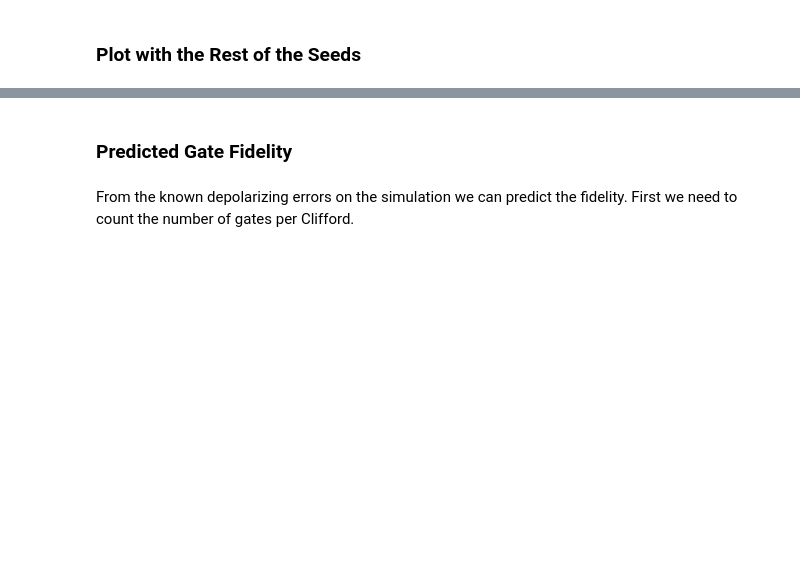
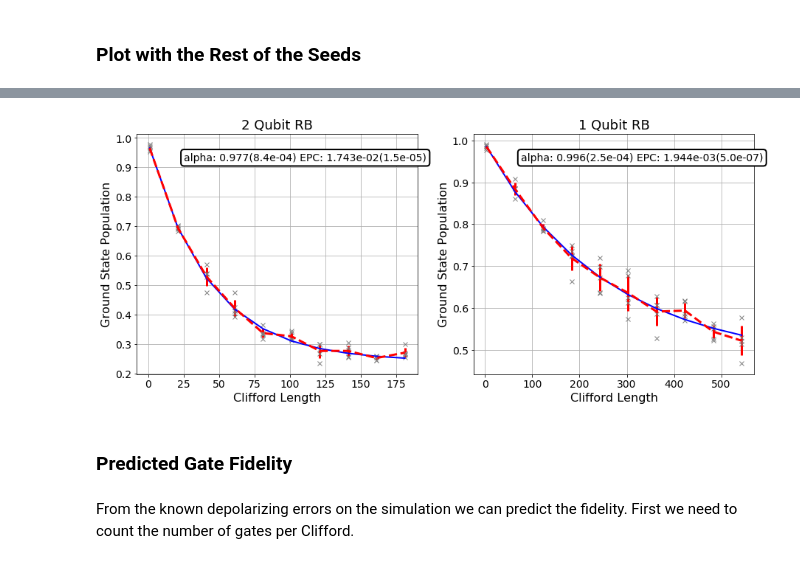
Before and after one commit to qiskit-community/qiskit-ignis, a Jupyter notebook: examples/randomized_benchmarking.ipynb, the cells around one changed output, grey strips where cells are left out. Saved outputs shown, nothing was run; the diff lists cells and outputs as text; code cells hidden in the pictures; blank space fills up the shorter version.

```diff
--- a/examples/randomized_benchmarking.ipynb
+++ b/examples/randomized_benchmarking.ipynb
@@ -173,3 +203,23 @@ plt.show()
+# %%
+#Add this data to the previous fit
+rbfit.add_data(result_list)
+
+#replot
+plt.figure(figsize=(15, 6))
+
+for i in range(2):
+    ax = plt.subplot(1, 2, i+1)
+    pattern_ind = i
+
+    # Plot the essence by calling plot_rb_data
+    rbfit.plot_rb_data(pattern_ind, ax=ax, add_label=True, show_plt=False)
+
+    # Add title and label
+    ax.set_title('%d Qubit RB'%(len(rb_opts['rb_pattern'][i])), fontsize=18)
+
+plt.show()
+# %% [output]
+[figure, added]
 # %% [markdown]
 ### Predicted Gate Fidelity
 # %% [markdown]
```
Also changed, not shown: parts of 17 cells of this notebook, 6 other files.
